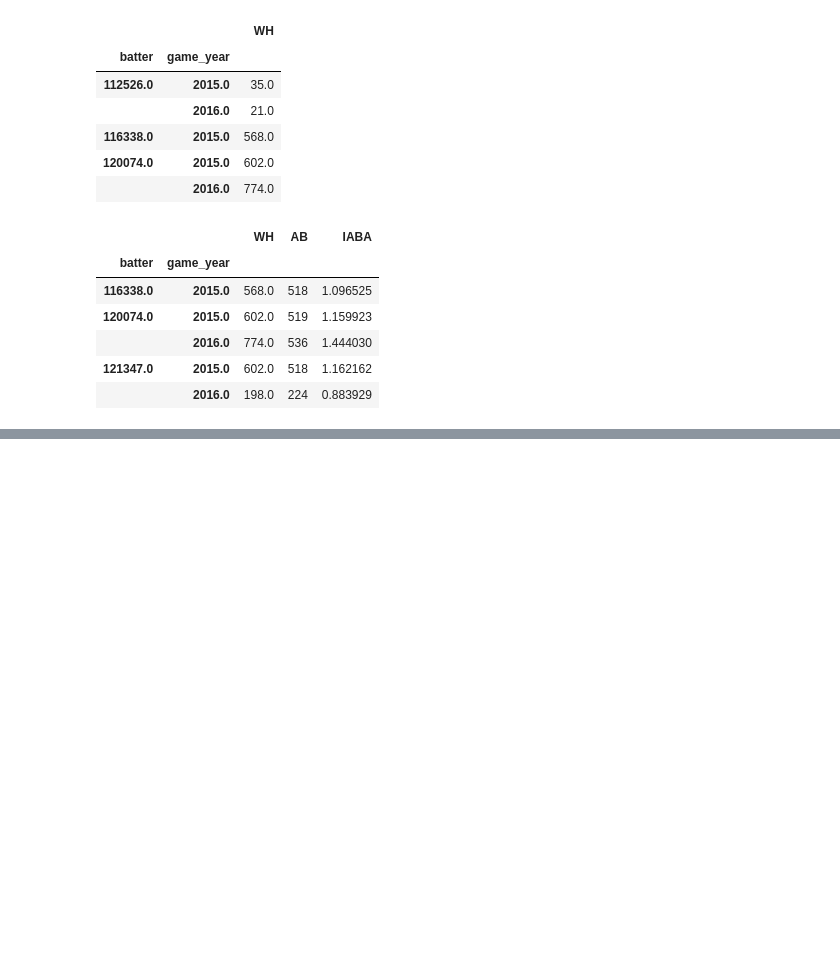
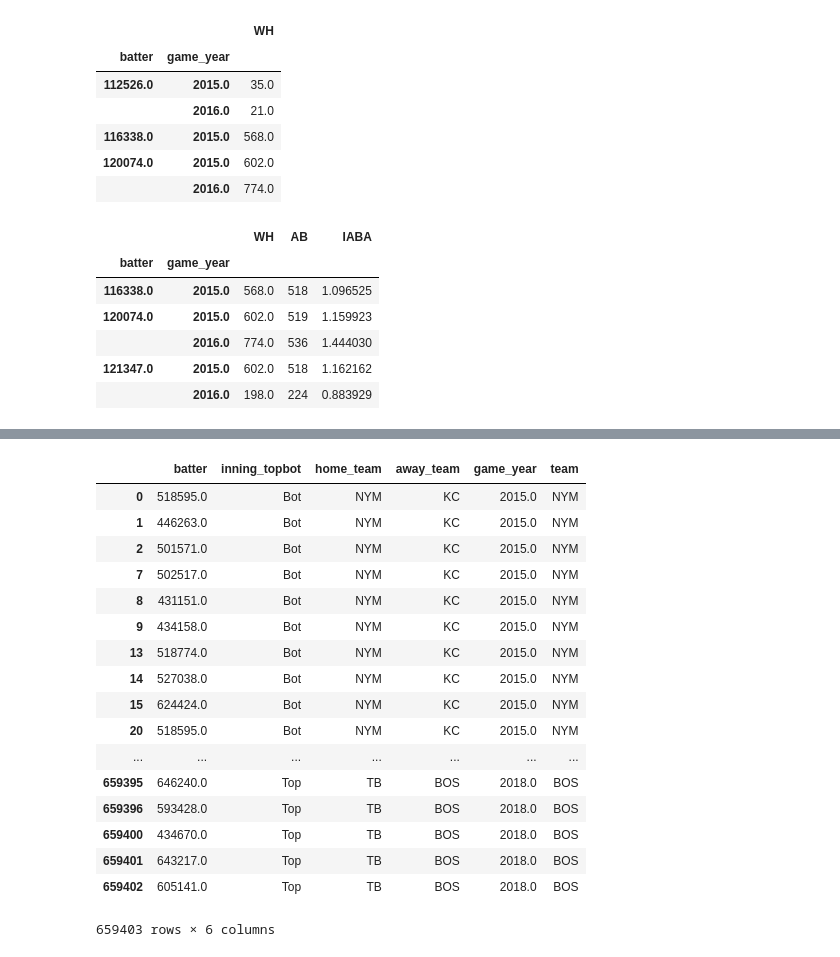
Before and after one commit to Amogh100/SabermetricsFinalProject, a Jupyter notebook: final_project_data.ipynb, the cells around one changed output, grey strips where cells are left out. Saved outputs shown, nothing was run; the diff lists cells and outputs as text; code cells hidden in the pictures; blank space fills up the shorter version.

Commit message:
teams

```diff
--- a/final_project_data.ipynb
+++ b/final_project_data.ipynb
@@ -130,0 +151,6 @@ batter_iaba.head()
+# %%
+batter_team = data[['batter', 'inning_topbot', 'home_team', 'away_team', 'game_year']]
+home_team = batter_team[batter_team['inning_topbot'] == "Bot"]
+home_team["team"] = home_team['home_team']
+away_team = batter_team[batter_team['inning_topbot'] == "Top"]
+away_team["team"] = away_team['away_team']
@@ -130,0 +168,23 @@ batter_iaba.head()
+# %%
+batter_team = pd.concat([home_team, away_team])
+# %%
+batter_team
+# %% [output]
+|  | batter | inning_topbot | home_team | away_team | game_year | team |
+| 0 | 518595.0 | Bot | NYM | KC | 2015.0 | NYM |
+| 1 | 446263.0 | Bot | NYM | KC | 2015.0 | NYM |
+| 2 | 501571.0 | Bot | NYM | KC | 2015.0 | NYM |
+| 7 | 502517.0 | Bot | NYM | KC | 2015.0 | NYM |
+| 8 | 431151.0 | Bot | NYM | KC | 2015.0 | NYM |
+| 9 | 434158.0 | Bot | NYM | KC | 2015.0 | NYM |
+| 13 | 518774.0 | Bot | NYM | KC | 2015.0 | NYM |
+| 14 | 527038.0 | Bot | NYM | KC | 2015.0 | NYM |
+| 15 | 624424.0 | Bot | NYM | KC | 2015.0 | NYM |
+| 20 | 518595.0 | Bot | NYM | KC | 2015.0 | NYM |
+| ... | ... | ... | ... | ... | ... | ... |
+| 659395 | 646240.0 | Top | TB | BOS | 2018.0 | BOS |
+| 659396 | 593428.0 | Top | TB | BOS | 2018.0 | BOS |
+| 659400 | 434670.0 | Top | TB | BOS | 2018.0 | BOS |
+| 659401 | 643217.0 | Top | TB | BOS | 2018.0 | BOS |
+| 659402 | 605141.0 | Top | TB | BOS | 2018.0 | BOS |
+659403 rows × 6 columns
```
Also changed, not shown: parts of 7 cells of this notebook, 1 other file.
